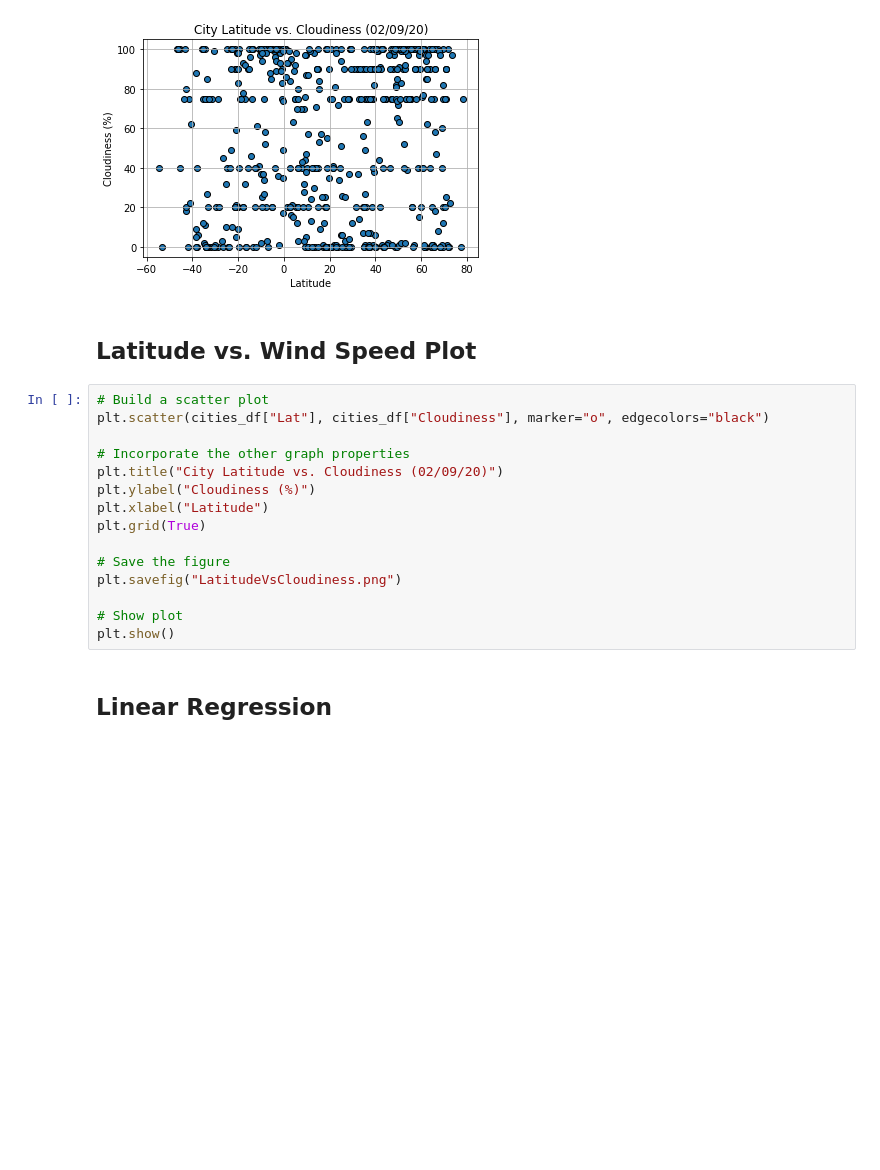
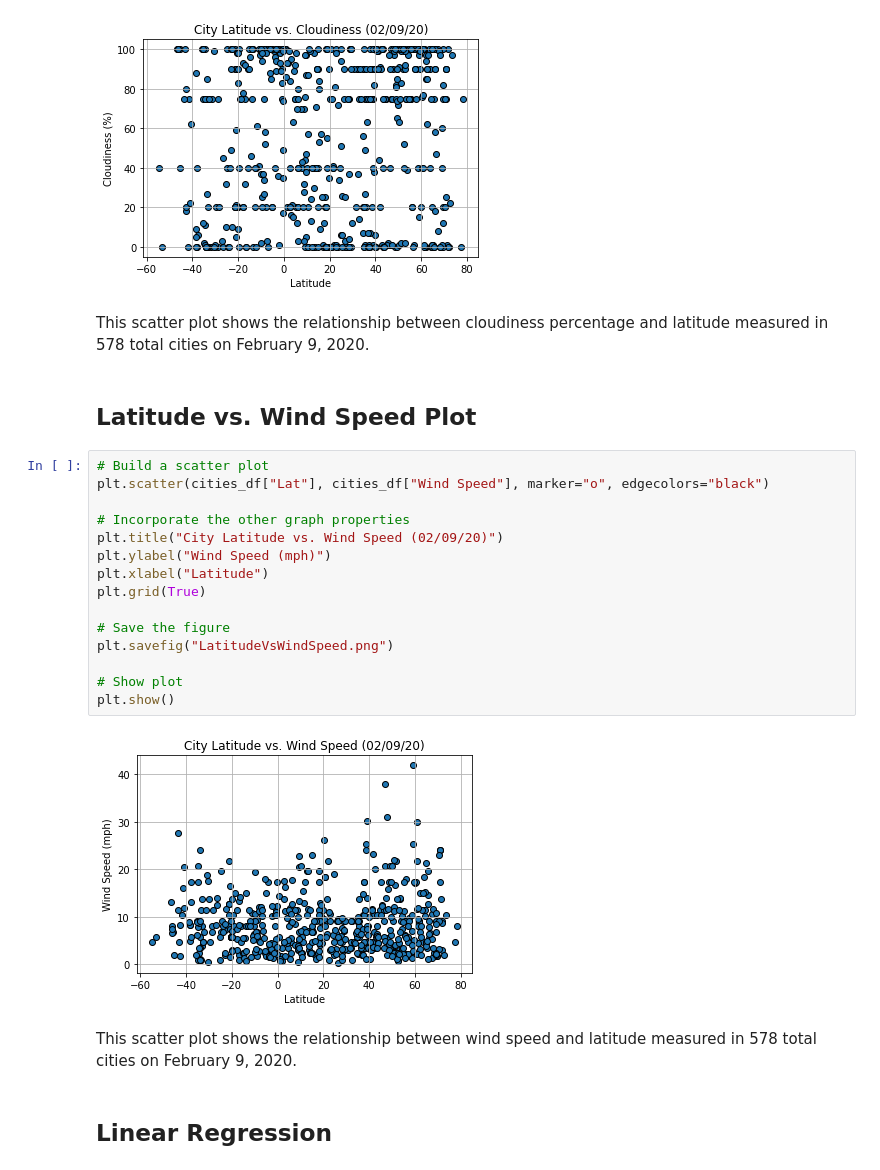
Before and after one commit to JonWeber0328/python-api-challenge, a Jupyter notebook: WeatherPy/WeatherPy.ipynb, the cells around one changed output. Drawn from its saved outputs; the diff is of its cells as text; blank space fills up the shorter version.

Commit message:
Added markdown cell under all scatter plots.

```diff
--- a/WeatherPy/WeatherPy.ipynb
+++ b/WeatherPy/WeatherPy.ipynb
@@ -251,23 +257,31 @@ plt.savefig("LatitudeVsCloudiness.png")
 plt.show()
 # %% [output]
 [figure]
+# %% [markdown]
+This scatter plot shows the relationship between cloudiness percentage and latitude
+measured in 578 total cities on February 9, 2020.
 # %% [markdown]
 ## Latitude vs. Wind Speed Plot
 # %%
 # Build a scatter plot
-plt.scatter(cities_df["Lat"], cities_df["Cloudiness"], marker="o", edgecolors="black")
+plt.scatter(cities_df["Lat"], cities_df["Wind Speed"], marker="o", edgecolors="black")
 
 # Incorporate the other graph properties
-plt.title("City Latitude vs. Cloudiness (02/09/20)")
-plt.ylabel("Cloudiness (%)")
+plt.title("City Latitude vs. Wind Speed (02/09/20)")
+plt.ylabel("Wind Speed (mph)")
 plt.xlabel("Latitude")
 plt.grid(True)
 
 # Save the figure
-plt.savefig("LatitudeVsCloudiness.png")
+plt.savefig("LatitudeVsWindSpeed.png")
 
 # Show plot
 plt.show()
+# %% [output]
+[figure, added]
+# %% [markdown]
+This scatter plot shows the relationship between wind speed and latitude
+measured in 578 total cities on February 9, 2020.
 # %% [markdown]
 ## Linear Regression
 # %% [markdown]
```
Also changed, not shown: parts of 2 cells of this notebook.
